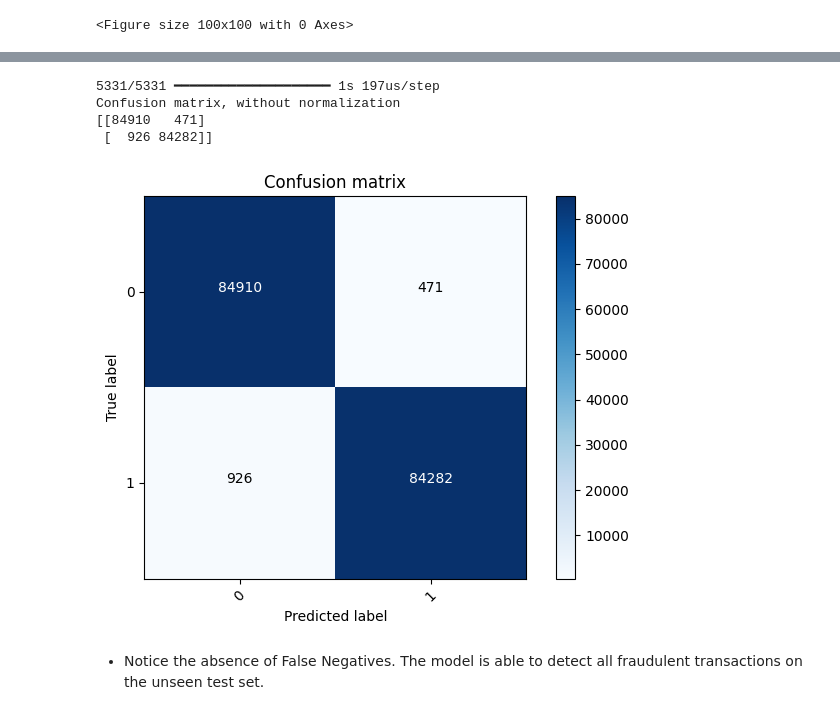
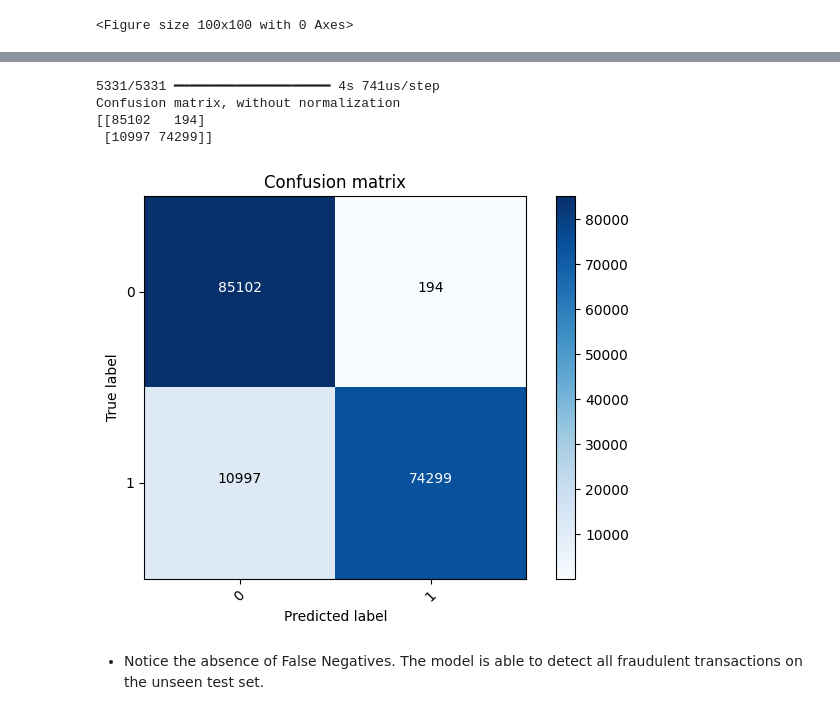
Before and after one commit to sergi-s/Credit-Card-fraud-detection, a Jupyter notebook: Deep Learning + Sampling + no leakage.ipynb, the cells around one changed output, grey strips where cells are left out. Cells and saved outputs as stored; diff of their text form; code cells hidden in the pictures.

```diff
--- a/Deep Learning + Sampling + no leakage.ipynb
+++ b/Deep Learning + Sampling + no leakage.ipynb
@@ -955 +977,5 @@ X_resample, y_resample = smote.fit_resample(X, y)
+# %%
+smote = SMOTE()
+X_train_resample, y_train_resample = smote.fit_resample(X_train, y_train)
+X_test_resample, y_test_resample = smote.fit_resample(X_test, y_test)
 # %%
@@ -965,0 +989,6 @@ X_resample = pd.DataFrame(X_resample)
+# %%
+X_train_resample = pd.DataFrame(X_train_resample)
+X_test_resample = pd.DataFrame(X_test_resample)
+y_train_resample = pd.DataFrame(y_train_resample)
+y_test_resample = pd.DataFrame(y_test_resample)
+y_resample= pd.DataFrame(np.concatenate([y_train_resample,y_test_resample]))
@@ -976,8 +1005,8 @@ X_train_oversampling, X_test_oversampling, y_train_oversampling, y_test_oversamp
 # %%
-X_train_oversampling = np.array(X_train_oversampling)
-X_test_oversampling = np.array(X_test_oversampling)
-y_train_oversampling = np.array(y_train_oversampling)
-y_test_oversampling = np.array(y_test_oversampling)
+X_train_resample = np.array(X_train_resample)
+X_test_resample = np.array(X_test_resample)
+y_train_resample = np.array(y_train_resample)
+y_test_resample = np.array(y_test_resample)
 # %%
 model = Sequential([
     Dense(units=16, input_dim = 29,activation='relu'),   # input of 29 columns as shown above
@@ -1146,4 +1054,4 @@ ValueError: y has 2 dimensions, but this KerasClassifier is expecting 1 dimensio
 # %%
-model.fit(X_train_oversampling,y_train_oversampling,batch_size=15,epochs=5)
+model.fit(X_train_resample,y_train_resample,batch_size=15,epochs=5)
 # %% [output]
 Epoch 1/5
@@ -1159,16 +1067,16 @@ Epoch 5/5
 <keras.src.callbacks.history.History at 0x...>
 # %%
-y_pred_oversampling = model.predict(X_test_oversampling)
-y_expected_oversampling = pd.DataFrame(y_test_oversampling)
+y_pred_oversampling = model.predict(X_test_resample)
+y_expected_oversampling = pd.DataFrame(y_test_resample)
 cnf_matrix = confusion_matrix(y_expected_oversampling, y_pred_oversampling.round())
 plot_confusion_matrix(cnf_matrix, classes=[0,1])
 plt.show()
 # %% [output]
-5331/5331 ━━━━━━━━━━━━━━━━━━━━ 1s 197us/step
+5331/5331 ━━━━━━━━━━━━━━━━━━━━ 4s 741us/step
 Confusion matrix, without normalization
-[[84910   471]
- [  926 84282]]
+[[85102   194]
+ [10997 74299]]
-[figure, old version]
+[figure, new version]
 # %% [markdown]
 - Notice the absence of False Negatives. The model is able to detect all fraudulent transactions on the unseen test set.
 # %%
```
Also changed, not shown: parts of 64 cells of this notebook.
